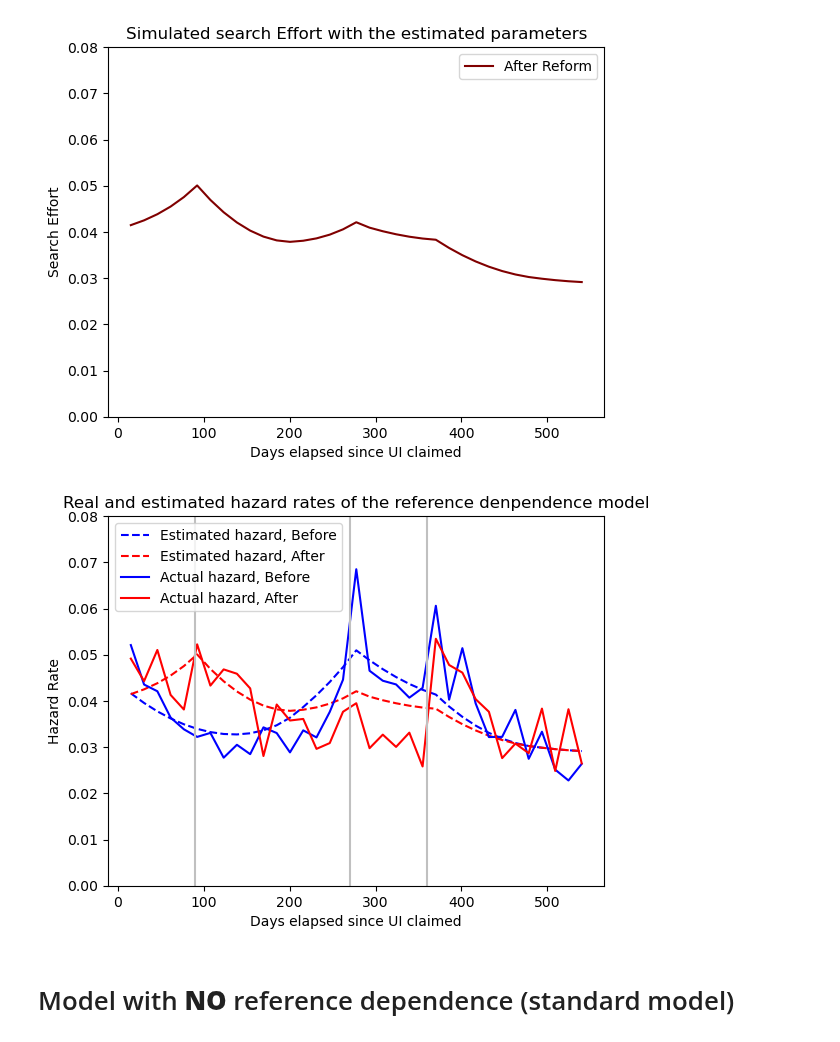
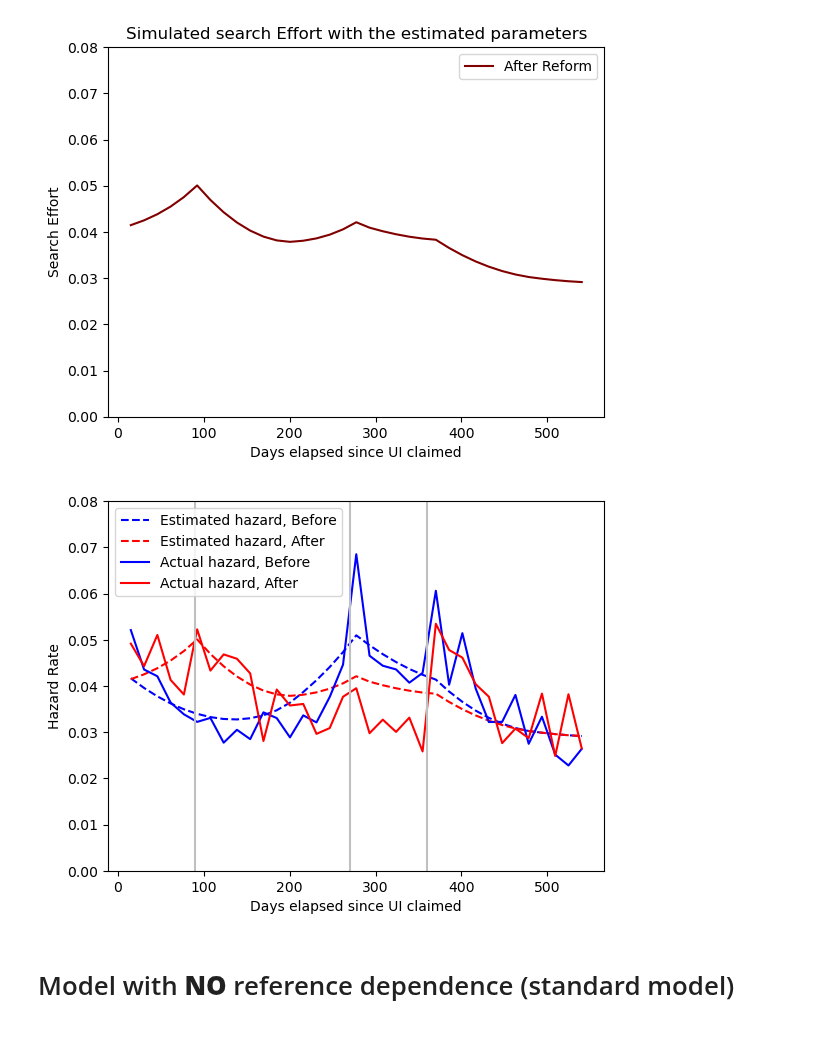
Before and after one commit to qrn838/Dynamic-programming-project, a Jupyter notebook: 2. Estimation - HTM.ipynb, the cells around one changed output. Cells and saved outputs as stored; diff of their text form; code cells hidden in the pictures.

```diff
--- a/2. Estimation - HTM.ipynb
+++ b/2. Estimation - HTM.ipynb
@@ -136,24 +137,24 @@ plt.show()
 # %%
 #Replicating figure 7(b) from the paper
 after = model_new.data.moments_after
 before = model_new.data.moments_before
 
 time = np.linspace(0, model.par.T_sim, model.par.T_sim)
 plt.plot((time+1)*15, sim, color='Blue', label='Estimated hazard, Before', linestyle='--')
 plt.plot((time+1)*15, s_forecast, label='Estimated hazard, After', color='Red', linestyle='--')
 plt.plot((time+1)*15, before, label='Actual hazard, Before', color='Blue')
 plt.plot((time+1)*15, after, label='Actual hazard, After', color='Red')
 plt.xlabel('Days elapsed since UI claimed')
 plt.ylabel('Hazard Rate')
-plt.title('Real and estimated hazard rates of the reference denpendence model')
+# plt.title('Real and estimated hazard rates of the reference denpendence model')
 plt.axvline(x=90, color='silver')
 plt.axvline(x=270, color='silver')
 plt.axvline(x=360, color='silver')
 plt.legend()
 plt.ylim(0.0, 0.08)
 plt.show()
 # %% [output]
-[figure, old version]
+[figure, new version]
 # %% [markdown]
 # Model with **NO** reference dependence (standard model)
 # %%
```
Also changed, not shown: parts of 6 cells of this notebook, 3 other files.
